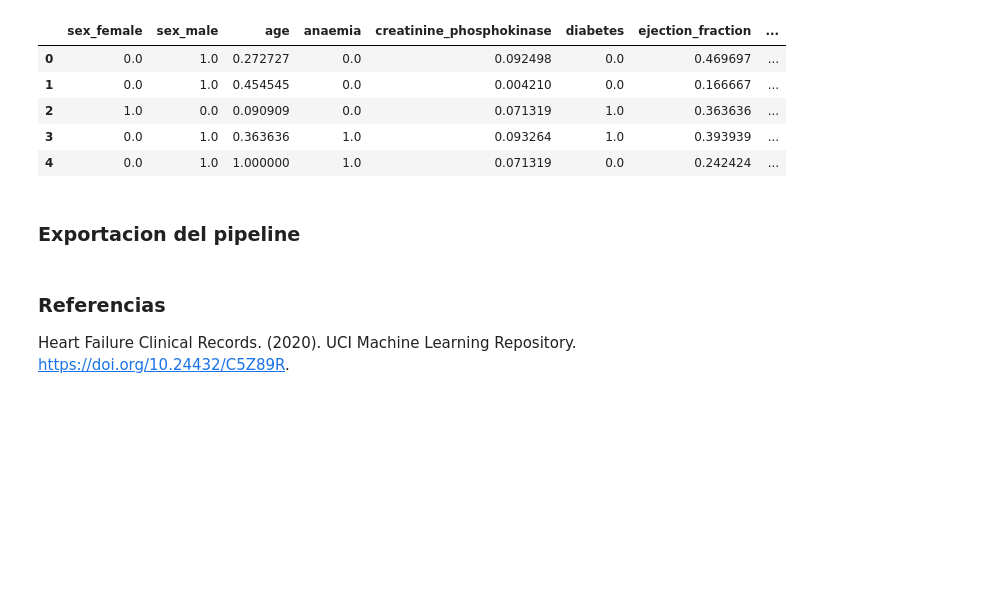
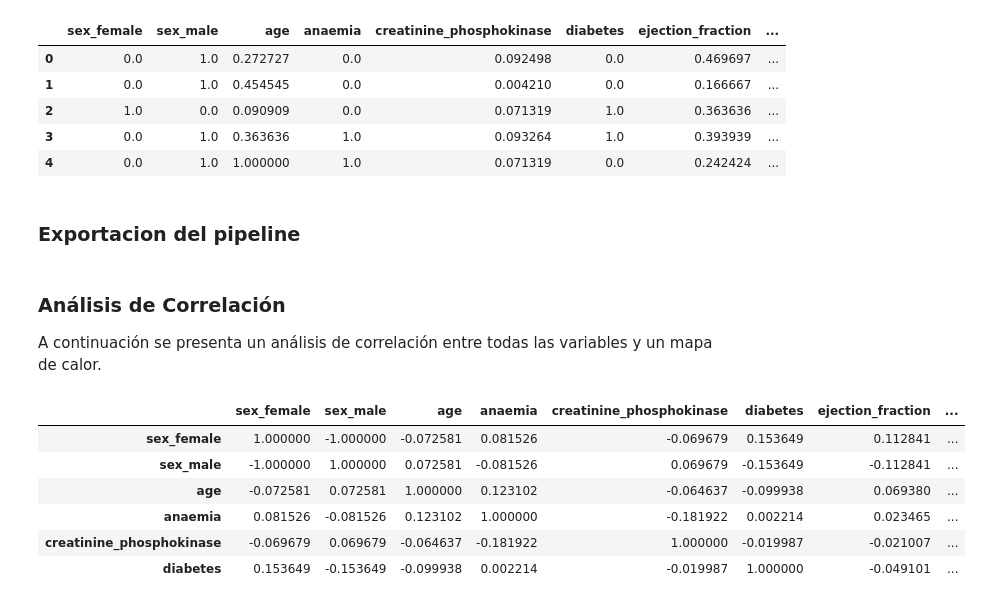
Before and after one commit to juandtap/ML_Random_Forest_SVM, a Jupyter notebook: ML_clasificacion_random_forest_svm_FASE1.ipynb, the cells around one changed output. Saved outputs shown, nothing was run; the diff lists cells and outputs as text; code cells hidden in the pictures; blank space fills up the shorter version.

```diff
--- a/ML_clasificacion_random_forest_svm_FASE1.ipynb
+++ b/ML_clasificacion_random_forest_svm_FASE1.ipynb
@@ -358,7 +356,17 @@ def guardarPipeline(pipeline,nombreArchivo):
         pickle.dump(pipeline, handle, protocol=pickle.HIGHEST_PROTOCOL)
 # %%
 guardarPipeline(pipe,"pipeline_heart_failure")
-# %% [markdown]
-### Referencias
-
-Heart Failure Clinical Records. (2020). UCI Machine Learning Repository. https://doi.org/10.24432/C5Z89R.
+# %% [markdown]
+### Análisis de Correlación
+A continuación se presenta un análisis de correlación entre todas las variables  y un mapa de calor.
+# %%
+cr=dataframeTransformado.corr(numeric_only = True)
+cr.head(6)
+# %% [output]
+|  | sex_female | sex_male | age | anaemia | creatinine_phosphokinase | diabetes | ejection_fraction | ... |
+| sex_female | 1.000000 | -1.000000 | -0.072581 | 0.081526 | -0.069679 | 0.153649 | 0.112841 | ... |
+| sex_male | -1.000000 | 1.000000 | 0.072581 | -0.081526 | 0.069679 | -0.153649 | -0.112841 | ... |
+| age | -0.072581 | 0.072581 | 1.000000 | 0.123102 | -0.064637 | -0.099938 | 0.069380 | ... |
+| anaemia | 0.081526 | -0.081526 | 0.123102 | 1.000000 | -0.181922 | 0.002214 | 0.023465 | ... |
+| creatinine_phosphokinase | -0.069679 | 0.069679 | -0.064637 | -0.181922 | 1.000000 | -0.019987 | -0.021007 | ... |
+| diabetes | 0.153649 | -0.153649 | -0.099938 | 0.002214 | -0.019987 | 1.000000 | -0.049101 | ... |
```
Also changed, not shown: parts of 6 cells of this notebook.
